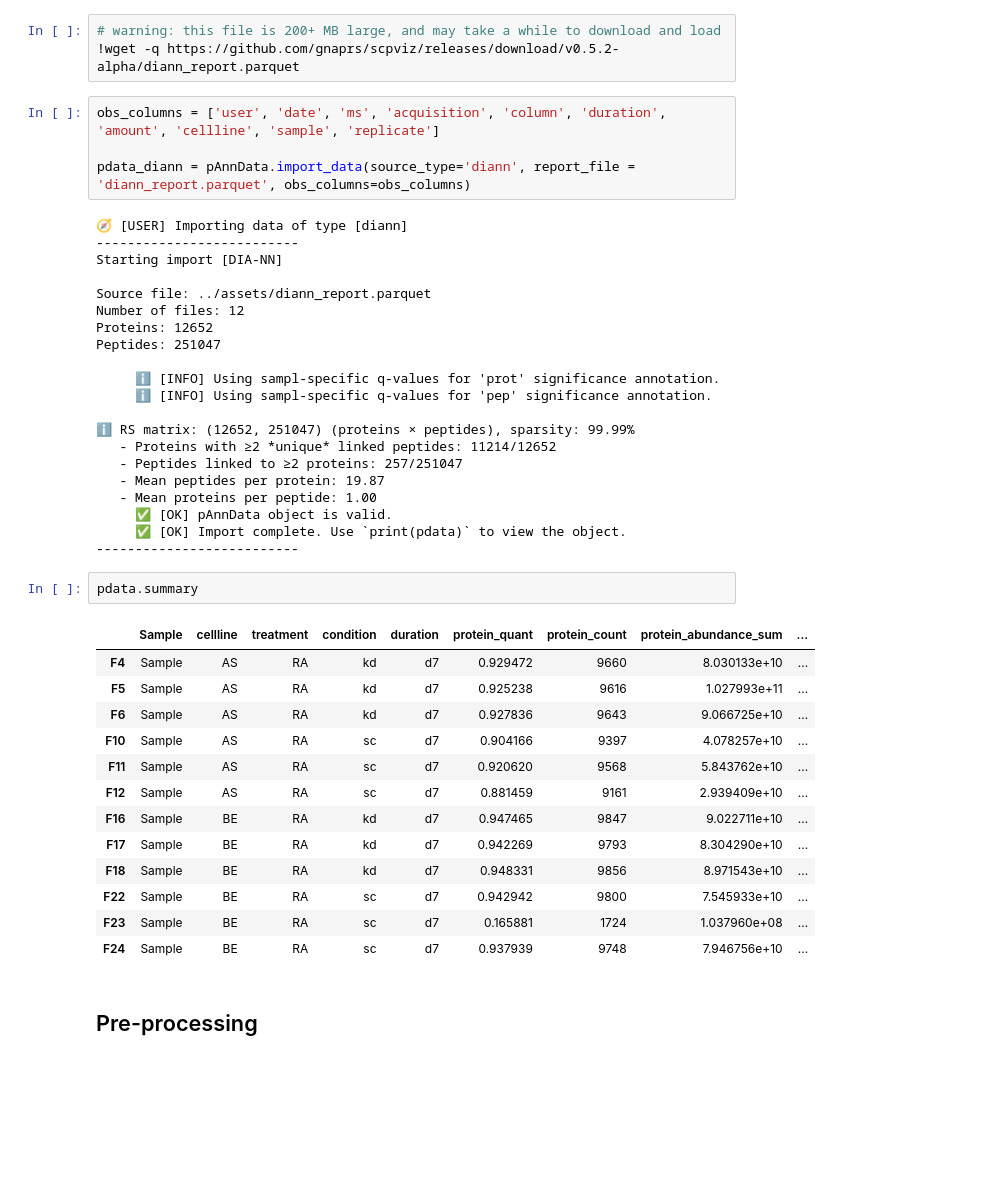
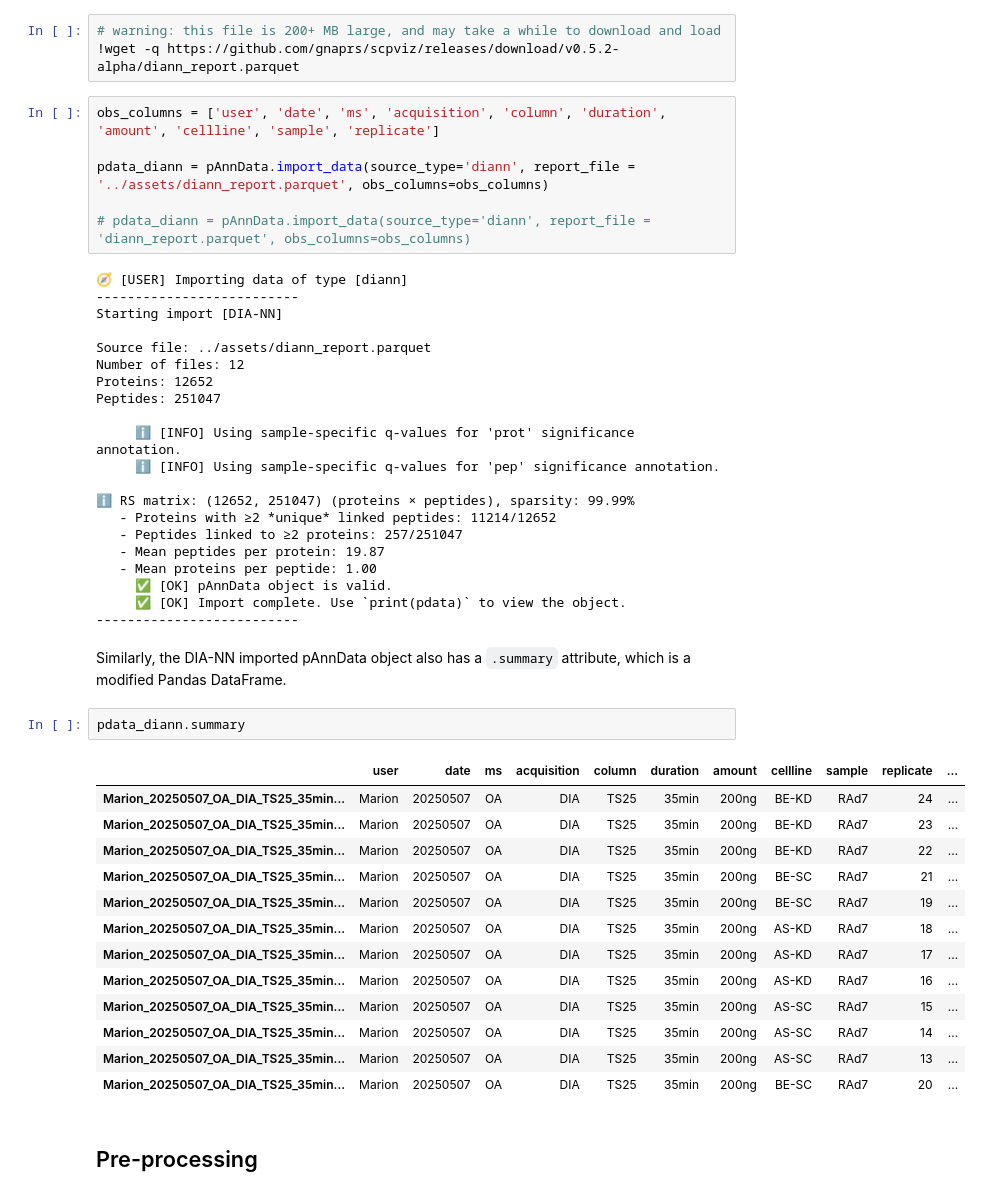
Before and after one commit to gnaprs/scpviz, a Jupyter notebook: docs/tutorials/quickstart.ipynb, the cells around one changed output. Drawn from its saved outputs; the diff is of its cells as text; blank space fills up the shorter version.

```diff
--- a/docs/tutorials/quickstart.ipynb
+++ b/docs/tutorials/quickstart.ipynb
@@ -47,7 +67,9 @@ Peptides: 167114
 # %%
 obs_columns = ['user', 'date', 'ms', 'acquisition', 'column', 'duration', 'amount', 'cellline', 'sample', 'replicate']
 
-pdata_diann = pAnnData.import_data(source_type='diann', report_file = 'diann_report.parquet', obs_columns=obs_columns)
+pdata_diann = pAnnData.import_data(source_type='diann', report_file = '../assets/diann_report.parquet', obs_columns=obs_columns)
+
+# pdata_diann = pAnnData.import_data(source_type='diann', report_file = 'diann_report.parquet', obs_columns=obs_columns)
 # %% [output]
 🧭 [USER] Importing data of type [diann]
 --------------------------
@@ -58,8 +80,8 @@ Number of files: 12
 Proteins: 12652
 Peptides: 251047
 
-     ℹ️ [INFO] Using sampl-specific q-values for 'prot' significance annotation.
-     ℹ️ [INFO] Using sampl-specific q-values for 'pep' significance annotation.
+     ℹ️ [INFO] Using sample-specific q-values for 'prot' significance annotation.
+     ℹ️ [INFO] Using sample-specific q-values for 'pep' significance annotation.
 
 ℹ️ RS matrix: (12652, 251047) (proteins × peptides), sparsity: 99.99%
    - Proteins with ≥2 *unique* linked peptides: 11214/12652
@@ -69,21 +91,23 @@ Peptides: 251047
      ✅ [OK] pAnnData object is valid.
      ✅ [OK] Import complete. Use `print(pdata)` to view the object.
 --------------------------
-# %%
-pdata.summary
-# %% [output]
-|  | Sample | cellline | treatment | condition | duration | protein_quant | protein_count | protein_abundance_sum | ... |
-| F4 | Sample | AS | RA | kd | d7 | 0.929472 | 9660 | 8.030133e+10 | ... |
-| F5 | Sample | AS | RA | kd | d7 | 0.925238 | 9616 | 1.027993e+11 | ... |
-| F6 | Sample | AS | RA | kd | d7 | 0.927836 | 9643 | 9.066725e+10 | ... |
-| F10 | Sample | AS | RA | sc | d7 | 0.904166 | 9397 | 4.078257e+10 | ... |
-| F11 | Sample | AS | RA | sc | d7 | 0.920620 | 9568 | 5.843762e+10 | ... |
-| F12 | Sample | AS | RA | sc | d7 | 0.881459 | 9161 | 2.939409e+10 | ... |
-| F16 | Sample | BE | RA | kd | d7 | 0.947465 | 9847 | 9.022711e+10 | ... |
-| F17 | Sample | BE | RA | kd | d7 | 0.942269 | 9793 | 8.304290e+10 | ... |
-| F18 | Sample | BE | RA | kd | d7 | 0.948331 | 9856 | 8.971543e+10 | ... |
-| F22 | Sample | BE | RA | sc | d7 | 0.942942 | 9800 | 7.545933e+10 | ... |
-| F23 | Sample | BE | RA | sc | d7 | 0.165881 | 1724 | 1.037960e+08 | ... |
-| F24 | Sample | BE | RA | sc | d7 | 0.937939 | 9748 | 7.946756e+10 | ... |
+# %% [markdown]
+Similarly, the DIA-NN imported pAnnData object also has a `.summary` attribute, which is a modified Pandas DataFrame.
+# %%
+pdata_diann.summary
+# %% [output]
+|  | user | date | ms | acquisition | column | duration | amount | cellline | sample | replicate | ... |
+| Marion_20250507_OA_DIA_TS25_35min... | Marion | 20250507 | OA | DIA | TS25 | 35min | 200ng | BE-KD | RAd7 | 24 | ... |
+| Marion_20250507_OA_DIA_TS25_35min... | Marion | 20250507 | OA | DIA | TS25 | 35min | 200ng | BE-KD | RAd7 | 23 | ... |
+| Marion_20250507_OA_DIA_TS25_35min... | Marion | 20250507 | OA | DIA | TS25 | 35min | 200ng | BE-KD | RAd7 | 22 | ... |
+| Marion_20250507_OA_DIA_TS25_35min... | Marion | 20250507 | OA | DIA | TS25 | 35min | 200ng | BE-SC | RAd7 | 21 | ... |
+| Marion_20250507_OA_DIA_TS25_35min... | Marion | 20250507 | OA | DIA | TS25 | 35min | 200ng | BE-SC | RAd7 | 19 | ... |
+| Marion_20250507_OA_DIA_TS25_35min... | Marion | 20250507 | OA | DIA | TS25 | 35min | 200ng | AS-KD | RAd7 | 18 | ... |
+| Marion_20250507_OA_DIA_TS25_35min... | Marion | 20250507 | OA | DIA | TS25 | 35min | 200ng | AS-KD | RAd7 | 17 | ... |
+| Marion_20250507_OA_DIA_TS25_35min... | Marion | 20250507 | OA | DIA | TS25 | 35min | 200ng | AS-KD | RAd7 | 16 | ... |
+| Marion_20250507_OA_DIA_TS25_35min... | Marion | 20250507 | OA | DIA | TS25 | 35min | 200ng | AS-SC | RAd7 | 15 | ... |
+| Marion_20250507_OA_DIA_TS25_35min... | Marion | 20250507 | OA | DIA | TS25 | 35min | 200ng | AS-SC | RAd7 | 14 | ... |
+| Marion_20250507_OA_DIA_TS25_35min... | Marion | 20250507 | OA | DIA | TS25 | 35min | 200ng | AS-SC | RAd7 | 13 | ... |
+| Marion_20250507_OA_DIA_TS25_35min... | Marion | 20250507 | OA | DIA | TS25 | 35min | 200ng | BE-SC | RAd7 | 20 | ... |
 # %% [markdown]
 ## Pre-processing
```
Also changed, not shown: parts of 25 cells of this notebook, 5 other files.
